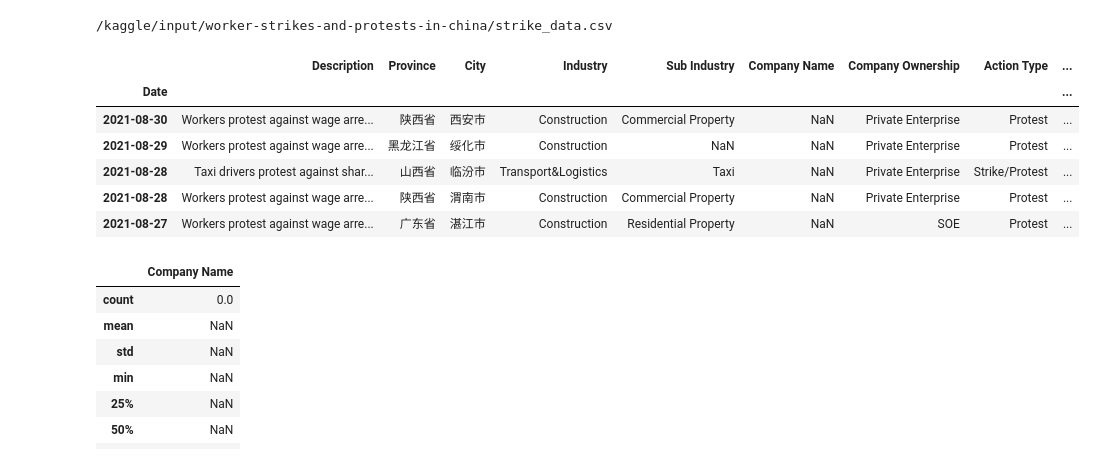
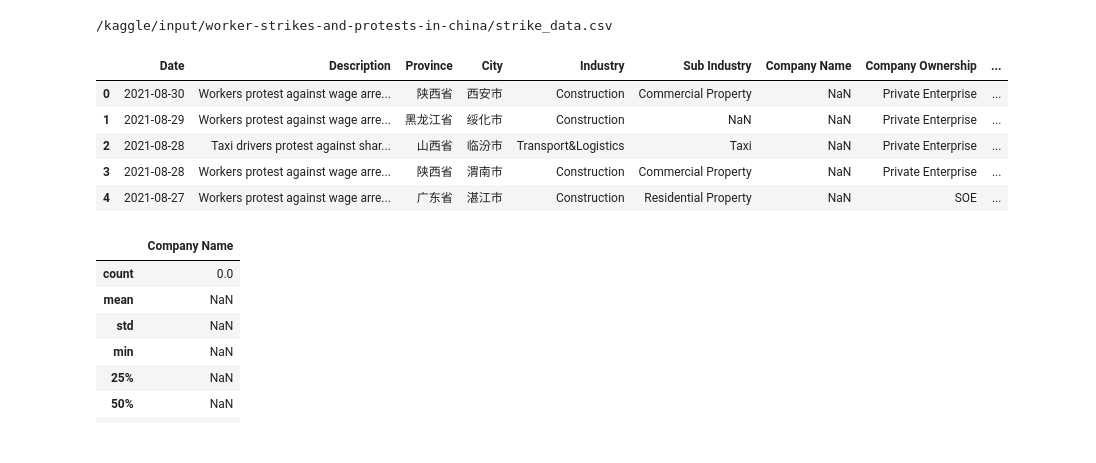
Before and after one commit to aiazm496/KaggleDataAnalysis, a Jupyter notebook: chinaprotestsanalysis.ipynb, the cells around one changed output. Saved outputs shown, nothing was run; the diff lists cells and outputs as text; code cells hidden in the pictures.

```diff
--- a/chinaprotestsanalysis.ipynb
+++ b/chinaprotestsanalysis.ipynb
@@ -21,16 +21,15 @@ for dirname, _, filenames in os.walk('/kaggle/input'):
 # %%
 strike_data = '../input/worker-strikes-and-protests-in-china/strike_data.csv'
 # %%
-protest_data = pd.read_csv(strike_data,index_col='Date',parse_dates=True)
+protest_data = pd.read_csv(strike_data)
 protest_data.head()
 # %% [output]
-|  | Description | Province | City | Industry | Sub Industry | Company Name | Company Ownership | Action Type | ... |
-| Date |  |  |  |  |  |  |  |  | ... |
-| 2021-08-30 | Workers protest against wage arre... | 陕西省 | 西安市 | Construction | Commercial Property | NaN | Private Enterprise | Protest | ... |
-| 2021-08-29 | Workers protest against wage arre... | 黑龙江省 | 绥化市 | Construction | NaN | NaN | Private Enterprise | Protest | ... |
-| 2021-08-28 | Taxi drivers protest against shar... | 山西省 | 临汾市 | Transport&Logistics | Taxi | NaN | Private Enterprise | Strike/Protest | ... |
-| 2021-08-28 | Workers protest against wage arre... | 陕西省 | 渭南市 | Construction | Commercial Property | NaN | Private Enterprise | Protest | ... |
-| 2021-08-27 | Workers protest against wage arre... | 广东省 | 湛江市 | Construction | Residential Property | NaN | SOE | Protest | ... |
+|  | Date | Description | Province | City | Industry | Sub Industry | Company Name | Company Ownership | ... |
+| 0 | 2021-08-30 | Workers protest against wage arre... | 陕西省 | 西安市 | Construction | Commercial Property | NaN | Private Enterprise | ... |
+| 1 | 2021-08-29 | Workers protest against wage arre... | 黑龙江省 | 绥化市 | Construction | NaN | NaN | Private Enterprise | ... |
+| 2 | 2021-08-28 | Taxi drivers protest against shar... | 山西省 | 临汾市 | Transport&Logistics | Taxi | NaN | Private Enterprise | ... |
+| 3 | 2021-08-28 | Workers protest against wage arre... | 陕西省 | 渭南市 | Construction | Commercial Property | NaN | Private Enterprise | ... |
+| 4 | 2021-08-27 | Workers protest against wage arre... | 广东省 | 湛江市 | Construction | Residential Property | NaN | SOE | ... |
 # %%
 import seaborn as sns
 import matplotlib.pyplot as plt
```
Also changed, not shown: parts of 27 cells of this notebook, 2 other files.
